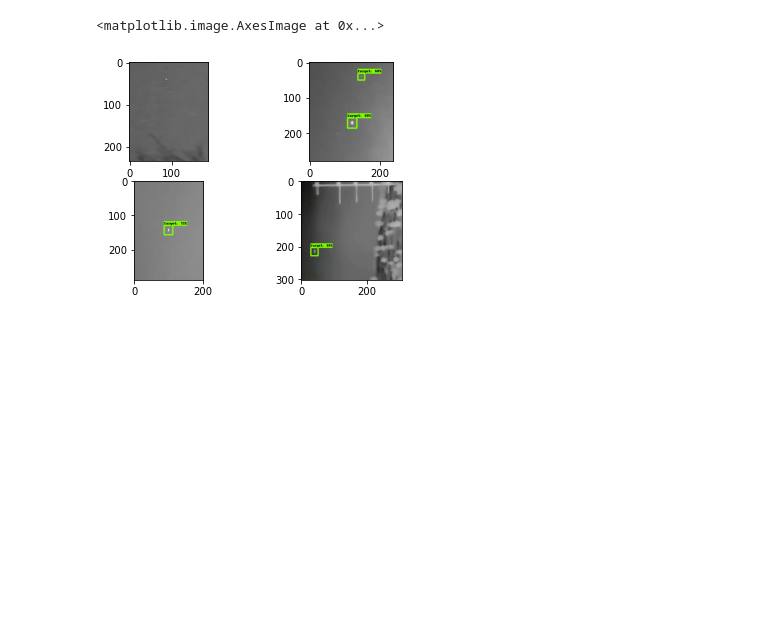
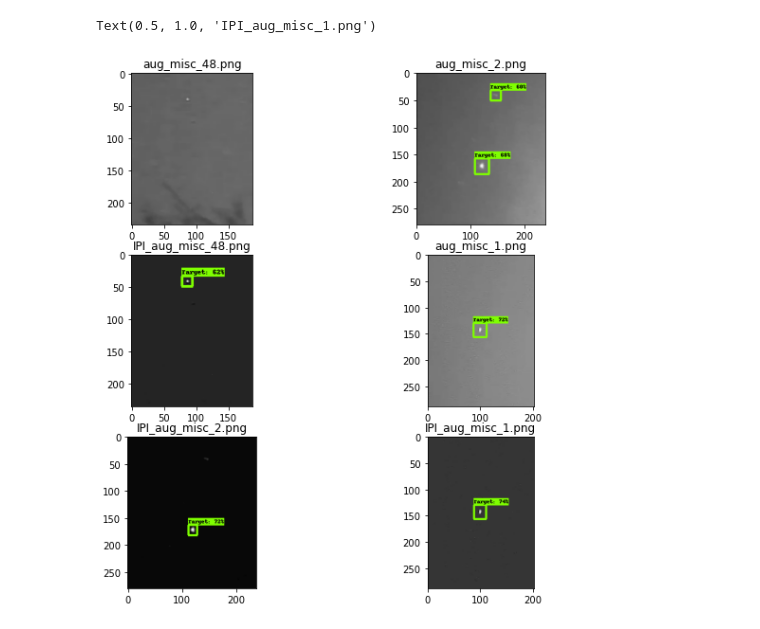
Before and after one commit to vj-hansen/IRSTD, a Jupyter notebook: workspace/training_demo/run_inference_on_custom_model.ipynb, the cells around one changed output. Drawn from its saved outputs; the diff is of its cells as text; code cells hidden in the pictures; blank space fills up the shorter version.

```diff
--- a/workspace/training_demo/run_inference_on_custom_model.ipynb
+++ b/workspace/training_demo/run_inference_on_custom_model.ipynb
@@ -25,41 +27,68 @@ img_dir=os.listdir('test_images')
 # %%
 def load_image_into_numpy_array(path):
-    return np.array(Image.open(path))
+    return np.array(path)
 # %%
 images = []
 for image_path in img_dir:
     #print('Running inference for {}... '.format(image_path), end='')
-    for i, file in enumerate(img_dir[0:5]):
+    for i, file in enumerate(img_dir[0:6]):
         fullpath = "test_images/" + file
-        image_np=load_image_into_numpy_array(fullpath)
-        input_tensor=tf.convert_to_tensor(image_np)
+        image_np = Image.open(fullpath).convert("RGB")
+        image_np = load_image_into_numpy_array(image_np)
+        if len(image_np.shape) < 2:
+            nimg = (image_np)
+            nimg[:,:,0] = image_np
+            nimg[:,:,1] = image_np
+            nimg[:,:,2] = image_np
+            print(nimg.shape)
+        else:
+            nimg = image_np
+        input_tensor=tf.convert_to_tensor(nimg)
         input_tensor=input_tensor[tf.newaxis, ...]
         detections=detect_fn(input_tensor)
 
-        num_detections=int(detections.pop('num_detections'))
-        detections={key:value[0,:num_detections].numpy()
+        num_detections = int(detections.pop('num_detections'))
+        detections = {key:value[0, :num_detections].numpy()
         for key,value in detections.items()}
-        detections['num_detections']=num_detections
+        detections['num_detections'] = num_detections
         detections['detection_classes'] = detections['detection_classes'].astype(np.int64)
-        image_np_with_detections=image_np.copy()
+        image_np_with_detections = nimg.copy()
         images.append(image_np_with_detections)
+
         viz_utils.visualize_boxes_and_labels_on_image_array(
               image_np_with_detections,
               detections['detection_boxes'],
               detections['detection_classes'],
               detections['detection_scores'],
               category_index,
               use_normalized_coordinates=True,
               max_boxes_to_draw=5,
               min_score_thresh=0.5)
 
-f, axarr = plt.subplots(2,2)
+plt.rcParams['figure.figsize'] = [10, 10]
+f, axarr = plt.subplots(3,2)
+
+# create a for-loop for this
+
 axarr[0,0].imshow(images[0])
+axarr[0,0].set_title(img_dir[0])
+
 axarr[0,1].imshow(images[1])
+axarr[0,1].set_title(img_dir[1])
+
 axarr[1,0].imshow(images[2])
+axarr[1,0].set_title(img_dir[2])
+
 axarr[1,1].imshow(images[3])
+axarr[1,1].set_title(img_dir[3])
+
+axarr[2,0].imshow(images[4])
+axarr[2,0].set_title(img_dir[4])
+
+axarr[2,1].imshow(images[5])
+axarr[2,1].set_title(img_dir[5])
 
 #cv2.imwrite("frame.jpg", image_np_with_detections)
 # %% [output]
-<matplotlib.image.AxesImage at 0x...>
+Text(0.5, 1.0, 'IPI_aug_misc_1.png')
-[figure, old version]
+[figure, new version]
```
Also changed, not shown: parts of 2 cells of this notebook, 6 other files.
